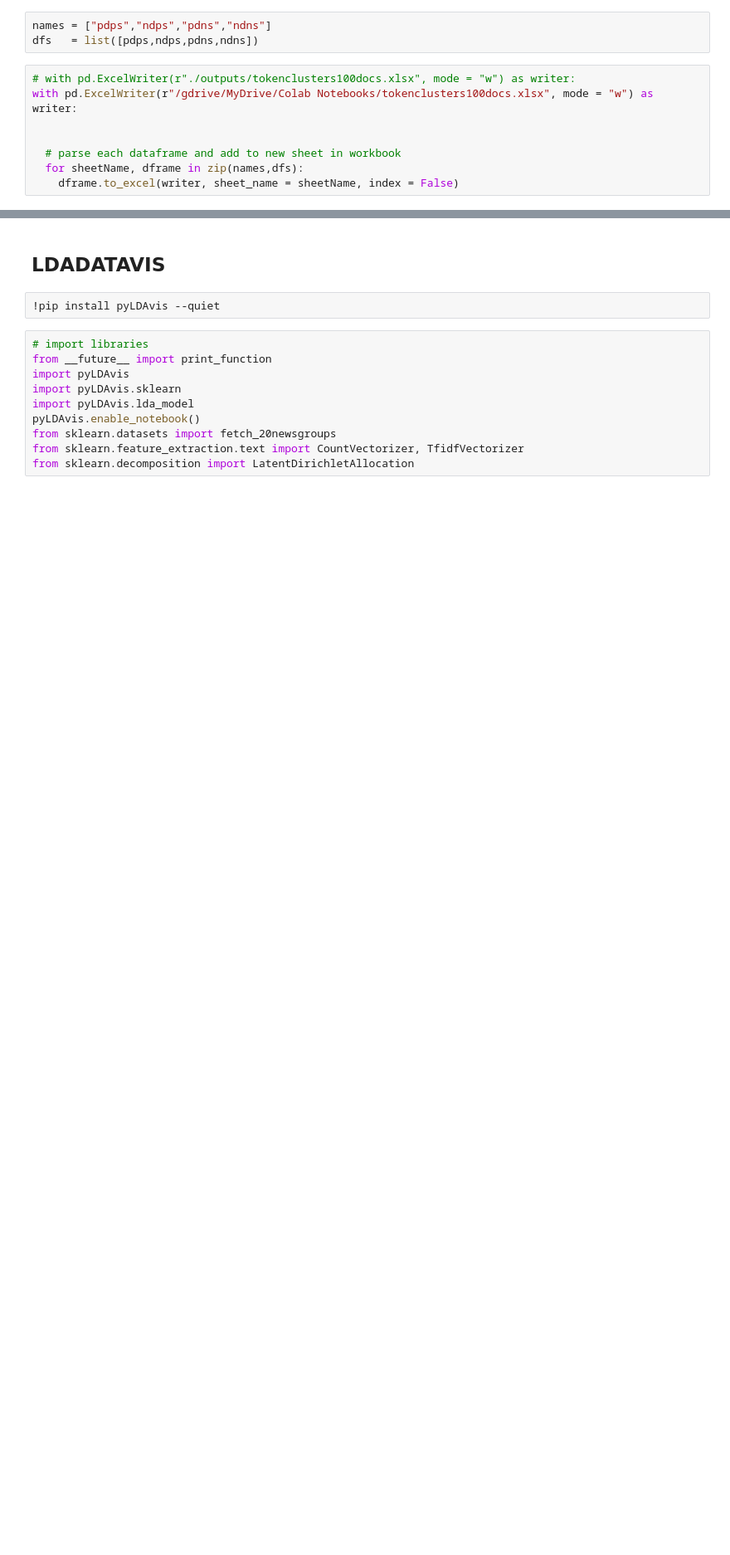
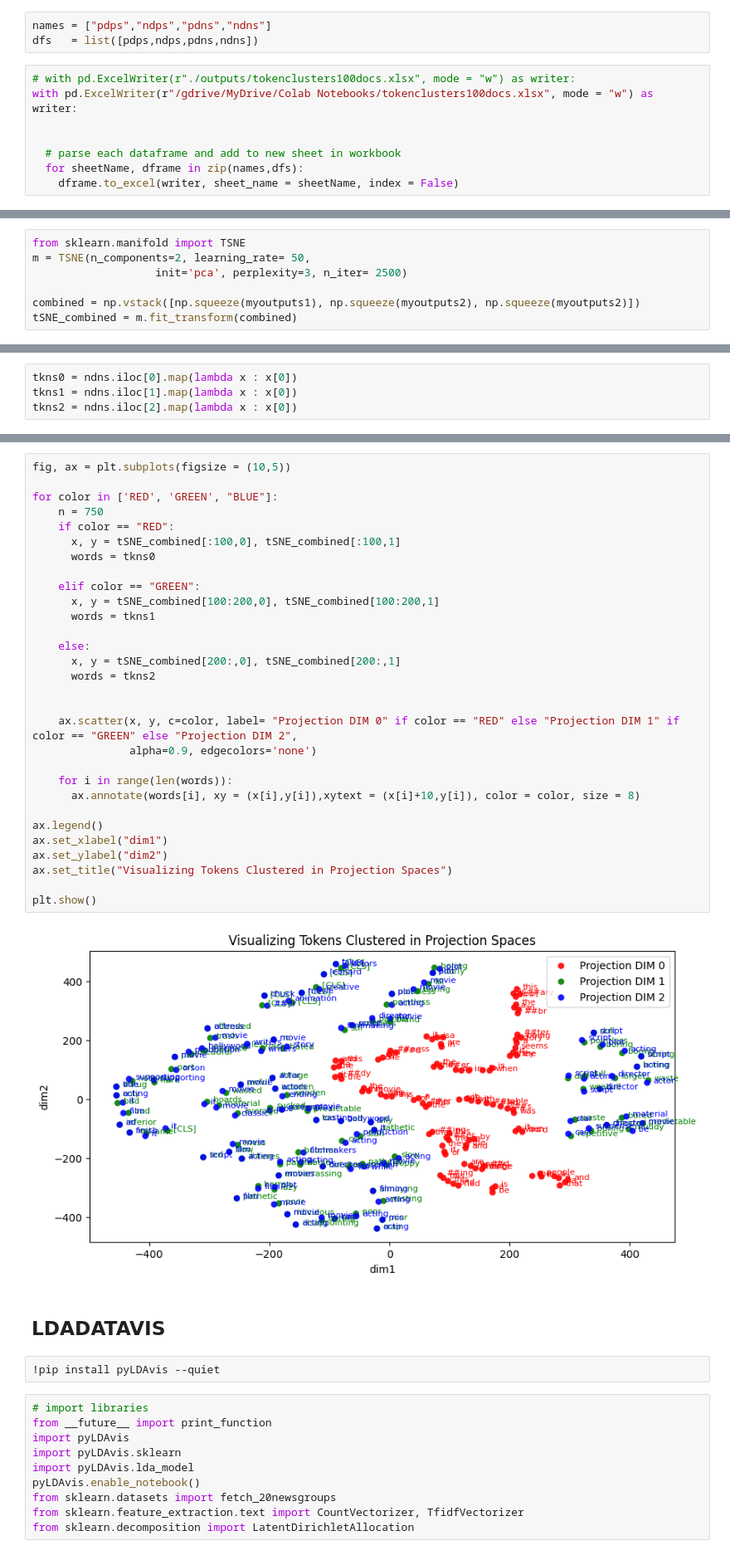
Before and after one commit to rahul-ohlan/TWARP, a Jupyter notebook: imdb_interpretabilityV3.ipynb, the cells around one changed output, grey strips where cells are left out. Shown at 83% size. Drawn from its saved outputs; the diff is of its cells as text; blank space fills up the shorter version.

Commit message:
visualizing tokens in projection space

```diff
--- a/imdb_interpretabilityV3.ipynb
+++ b/imdb_interpretabilityV3.ipynb
@@ -1058,0 +1098,7 @@ with pd.ExcelWriter(r"/gdrive/MyDrive/Colab Notebooks/tokenclusters100docs.xlsx"
+# %%
+from sklearn.manifold import TSNE
+m = TSNE(n_components=2, learning_rate= 50,
+                   init='pca', perplexity=3, n_iter= 2500)
+
+combined = np.vstack([np.squeeze(myoutputs1), np.squeeze(myoutputs2), np.squeeze(myoutputs2)])
+tSNE_combined = m.fit_transform(combined)
@@ -1058,0 +1109,4 @@ with pd.ExcelWriter(r"/gdrive/MyDrive/Colab Notebooks/tokenclusters100docs.xlsx"
+# %%
+tkns0 = ndns.iloc[0].map(lambda x : x[0])
+tkns1 = ndns.iloc[1].map(lambda x : x[0])
+tkns2 = ndns.iloc[2].map(lambda x : x[0])
@@ -1059,3 +1117,35 @@ with pd.ExcelWriter(r"/gdrive/MyDrive/Colab Notebooks/tokenclusters100docs.xlsx"
+# %%
+fig, ax = plt.subplots(figsize = (10,5))
+
+for color in ['RED', 'GREEN', "BLUE"]:
+    n = 750
+    if color == "RED":
+      x, y = tSNE_combined[:100,0], tSNE_combined[:100,1]
+      words = tkns0
+
+    elif color == "GREEN":
+      x, y = tSNE_combined[100:200,0], tSNE_combined[100:200,1]
+      words = tkns1
+
+    else:
+      x, y = tSNE_combined[200:,0], tSNE_combined[200:,1]
+      words = tkns2
+
+
+    ax.scatter(x, y, c=color, label= "Projection DIM 0" if color == "RED" else "Projection DIM 1" if color == "GREEN" else "Projection DIM 2",
+               alpha=0.9, edgecolors='none')
+
+    for i in range(len(words)):
+      ax.annotate(words[i], xy = (x[i],y[i]),xytext = (x[i]+10,y[i]), color = color, size = 8)
+
+ax.legend()
+ax.set_xlabel("dim1")
+ax.set_ylabel("dim2")
+ax.set_title("Visualizing Tokens Clustered in Projection Spaces")
+
+plt.show()
+# %% [output]
+[figure, added]
 # %% [markdown]
 ## LDADATAVIS
 # %%
```
Also changed, not shown: parts of 18 cells of this notebook.
